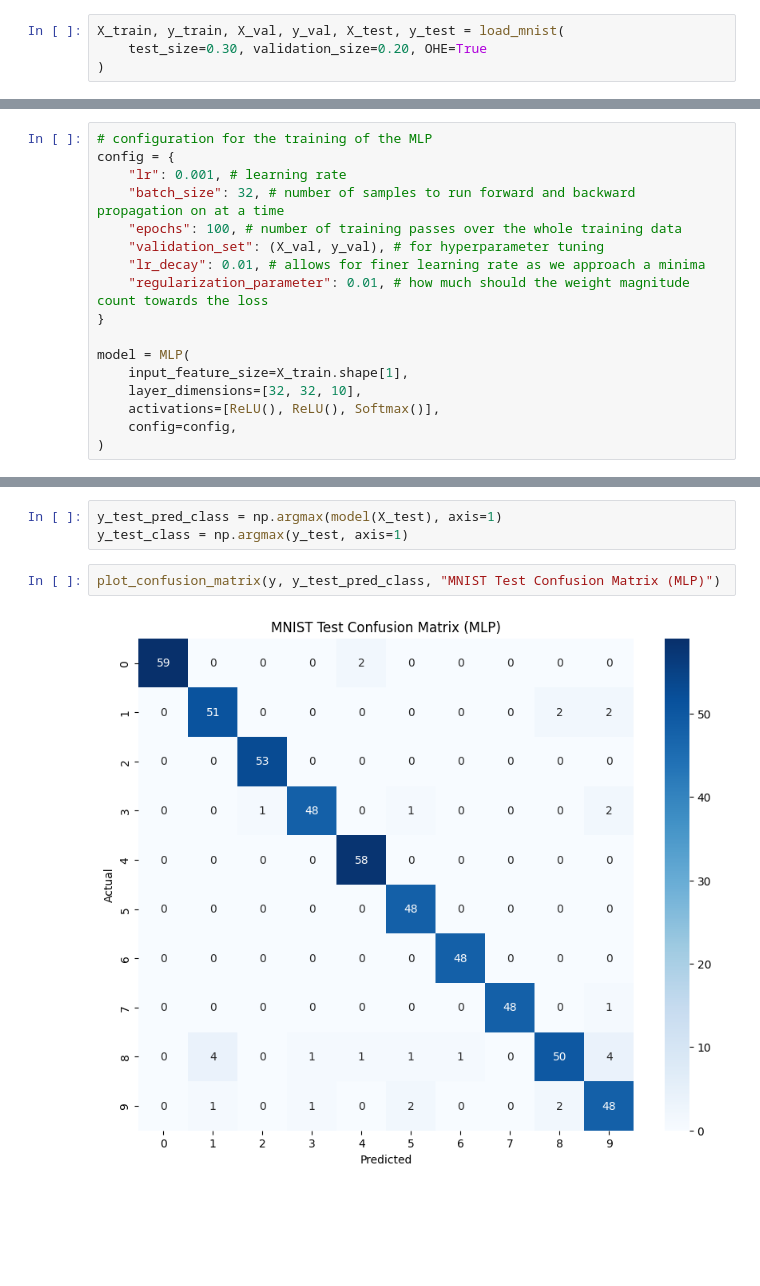
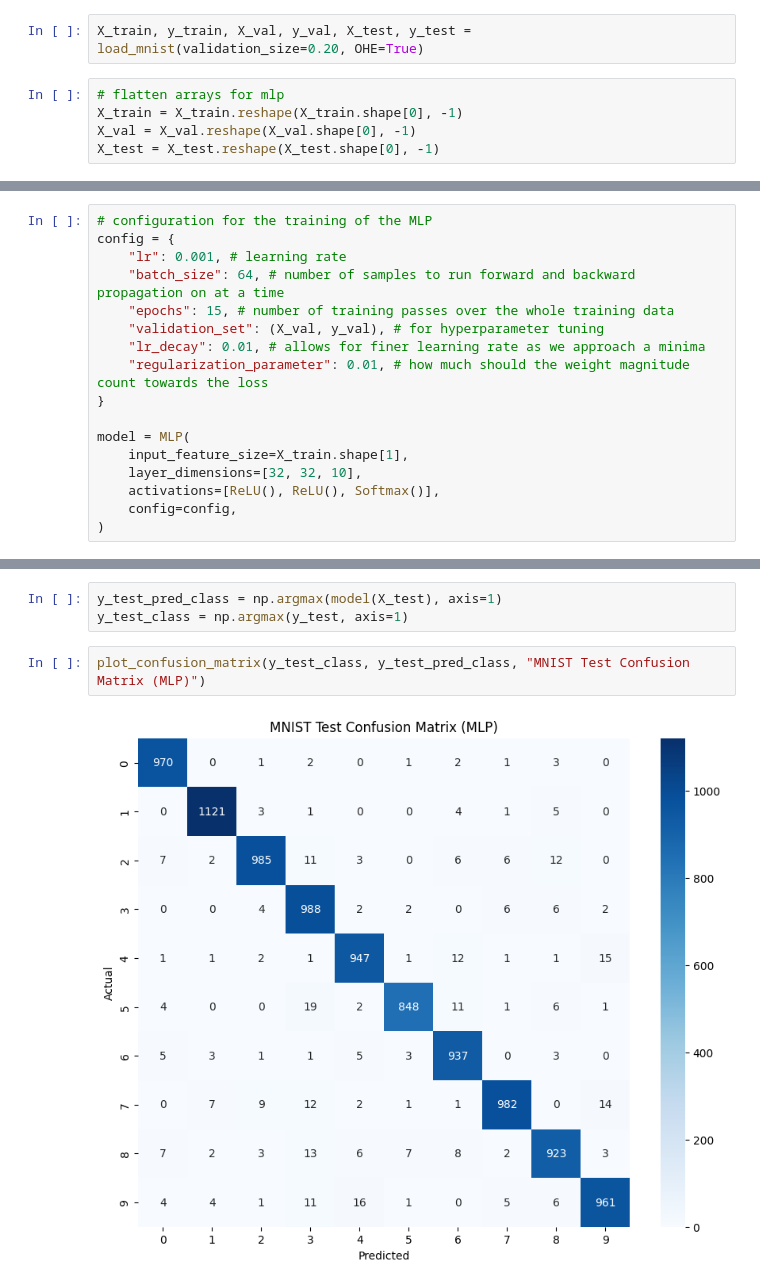
Before and after one commit to karthikeya-ms/ML_in_Crowd_Modelling_and_Simulation, a Jupyter notebook: FinalProject/notebooks/mnist_mlp.ipynb, the cells around one changed output, grey strips where cells are left out. Drawn from its saved outputs; the diff is of its cells as text; blank space fills up the shorter version.

Commit message:
mnist load changes

```diff
--- a/FinalProject/notebooks/mnist_mlp.ipynb
+++ b/FinalProject/notebooks/mnist_mlp.ipynb
@@ -9,7 +12,10 @@ import numpy as np
 # %%
-X_train, y_train, X_val, y_val, X_test, y_test = load_mnist(
-    test_size=0.30, validation_size=0.20, OHE=True
-)
+X_train, y_train, X_val, y_val, X_test, y_test = load_mnist(validation_size=0.20, OHE=True)
+# %%
+# flatten arrays for mlp
+X_train = X_train.reshape(X_train.shape[0], -1)
+X_val = X_val.reshape(X_val.shape[0], -1)
+X_test = X_test.reshape(X_test.shape[0], -1)
 # %%
 plot_random_mnist_samples(X_train, 20)
 # %% [output]
@@ -18,8 +24,8 @@ plot_random_mnist_samples(X_train, 20)
 # configuration for the training of the MLP
 config = {
     "lr": 0.001, # learning rate
-    "batch_size": 32, # number of samples to run forward and backward propagation on at a time
-    "epochs": 100, # number of training passes over the whole training data
+    "batch_size": 64, # number of samples to run forward and backward propagation on at a time
+    "epochs": 15, # number of training passes over the whole training data
     "validation_set": (X_val, y_val), # for hyperparameter tuning
     "lr_decay": 0.01, # allows for finer learning rate as we approach a minima
     "regularization_parameter": 0.01, # how much should the weight magnitude count towards the loss
@@ -39,9 +45,9 @@ model.train(X_train, y_train)
 y_test_pred_class = np.argmax(model(X_test), axis=1)
 y_test_class = np.argmax(y_test, axis=1)
 # %%
-plot_confusion_matrix(y, y_test_pred_class, "MNIST Test Confusion Matrix (MLP)")
+plot_confusion_matrix(y_test_class, y_test_pred_class, "MNIST Test Confusion Matrix (MLP)")
 # %% [output]
-[figure, old version]
+[figure, new version]
 # %%
 class_metrics, accuracy = get_classification_metric_summary(y_test_class, y_test_pred_class)
 plot_classification_metric_summary(class_metrics, f"MNIST Class Classification Metrics for Test Set (MLP) (Accuracy = {accuracy:.2f}) ")
```
Also changed, not shown: parts of 4 cells of this notebook, 5 other files.
